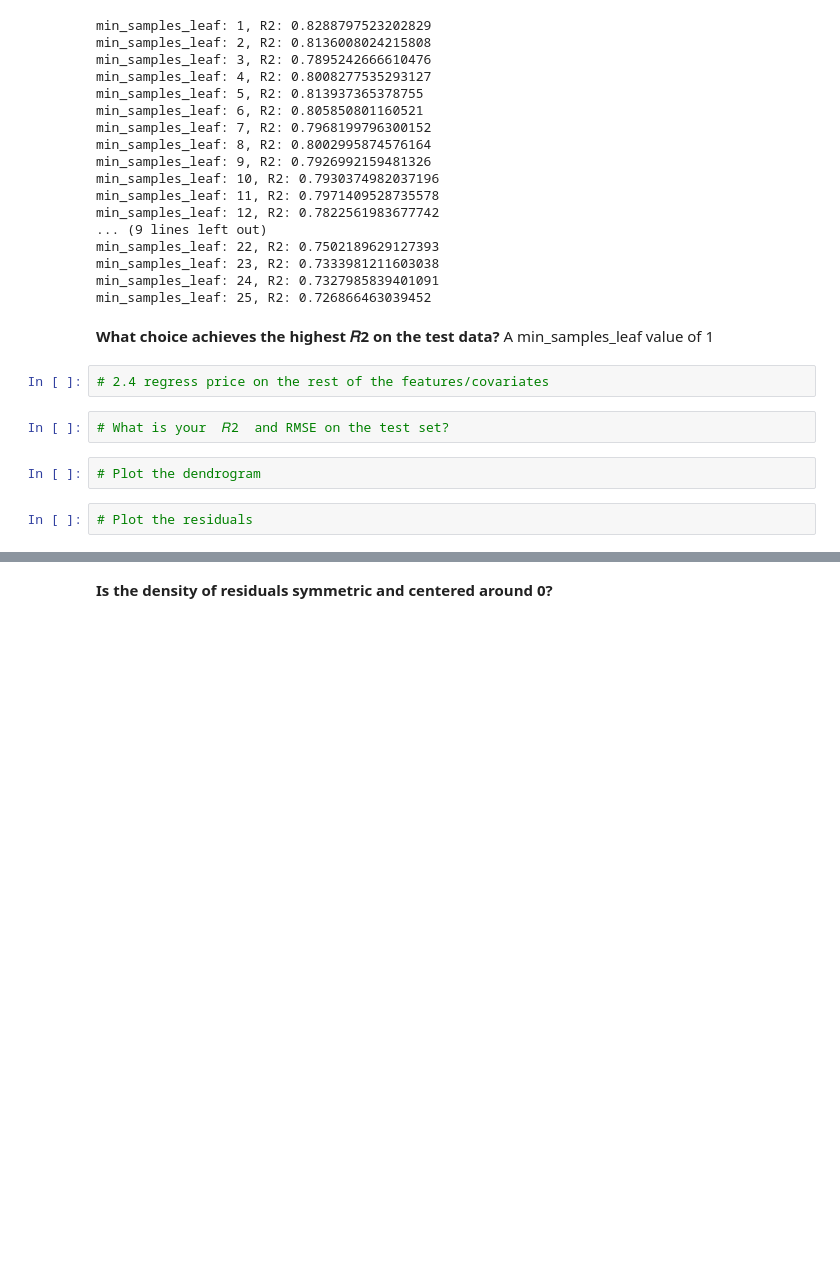
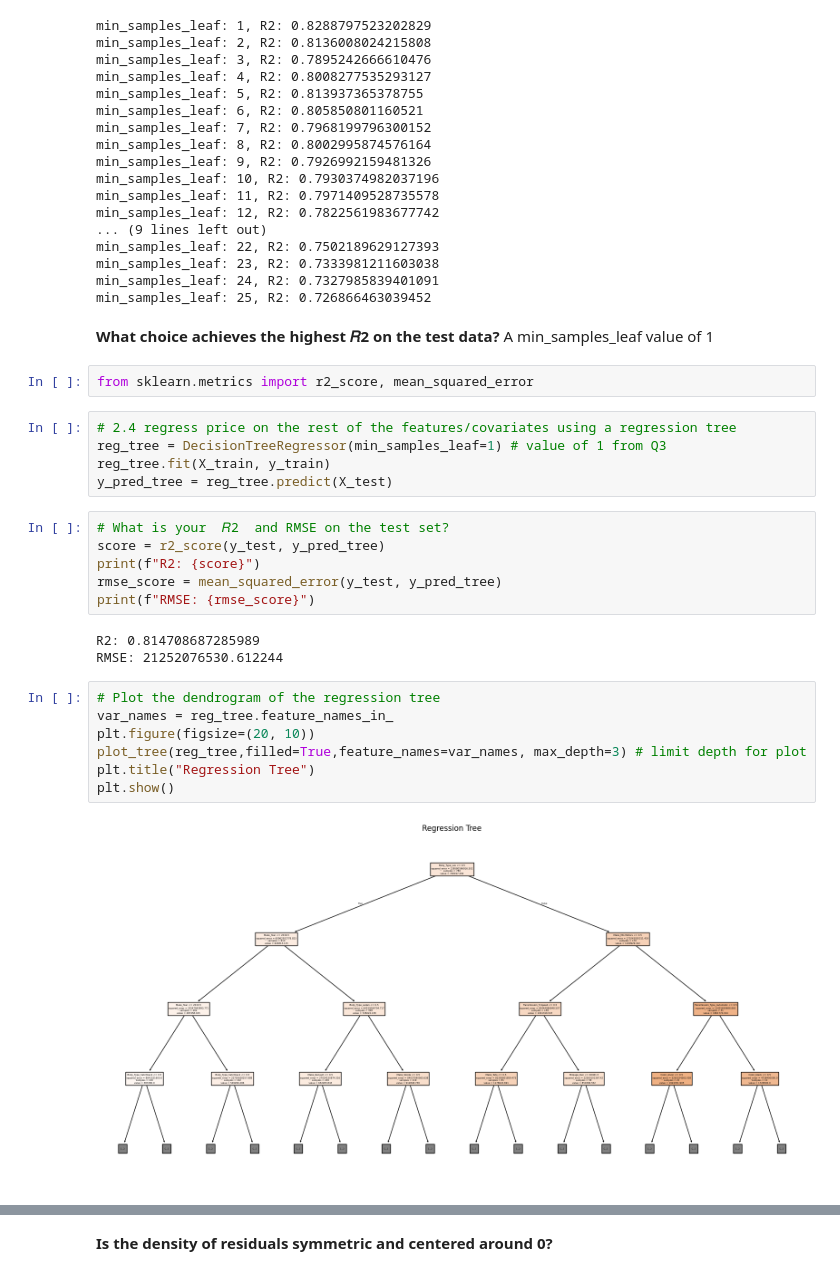
Before and after one commit to kpunsalan8/trees-KP, a Jupyter notebook: assignment/assignment.ipynb, the cells around one changed output, grey strips where cells are left out. Drawn from its saved outputs; the diff is of its cells as text; blank space fills up the shorter version.

```diff
--- a/assignment/assignment.ipynb
+++ b/assignment/assignment.ipynb
@@ -130,11 +133,28 @@ min_samples_leaf: 24, R2: 0.7327985839401091
 min_samples_leaf: 25, R2: 0.726866463039452
 # %% [markdown]
 **What choice achieves the highest  𝑅2  on the test data?** A min_samples_leaf value of 1
+# %%
+from sklearn.metrics import r2_score, mean_squared_error
 # %%
-# 2.4 regress price on the rest of the features/covariates
+# 2.4 regress price on the rest of the features/covariates using a regression tree
+reg_tree = DecisionTreeRegressor(min_samples_leaf=1) # value of 1 from Q3
+reg_tree.fit(X_train, y_train)
+y_pred_tree = reg_tree.predict(X_test)
 # %%
 # What is your  𝑅2  and RMSE on the test set?
+score = r2_score(y_test, y_pred_tree)
+print(f"R2: {score}")
+rmse_score = mean_squared_error(y_test, y_pred_tree)
+print(f"RMSE: {rmse_score}")
+# %% [output]
+R2: 0.814708687285989
+RMSE: 21252076530.612244
-# %%
-# Plot the dendrogram
-# %%
-# Plot the residuals
+# %%
+# Plot the dendrogram of the regression tree
+var_names = reg_tree.feature_names_in_
+plt.figure(figsize=(20, 10))
+plot_tree(reg_tree,filled=True,feature_names=var_names, max_depth=3) # limit depth for plot
+plt.title("Regression Tree")
+plt.show()
+# %% [output]
+[figure, added]
```
Also changed, not shown: parts of 3 cells of this notebook.
